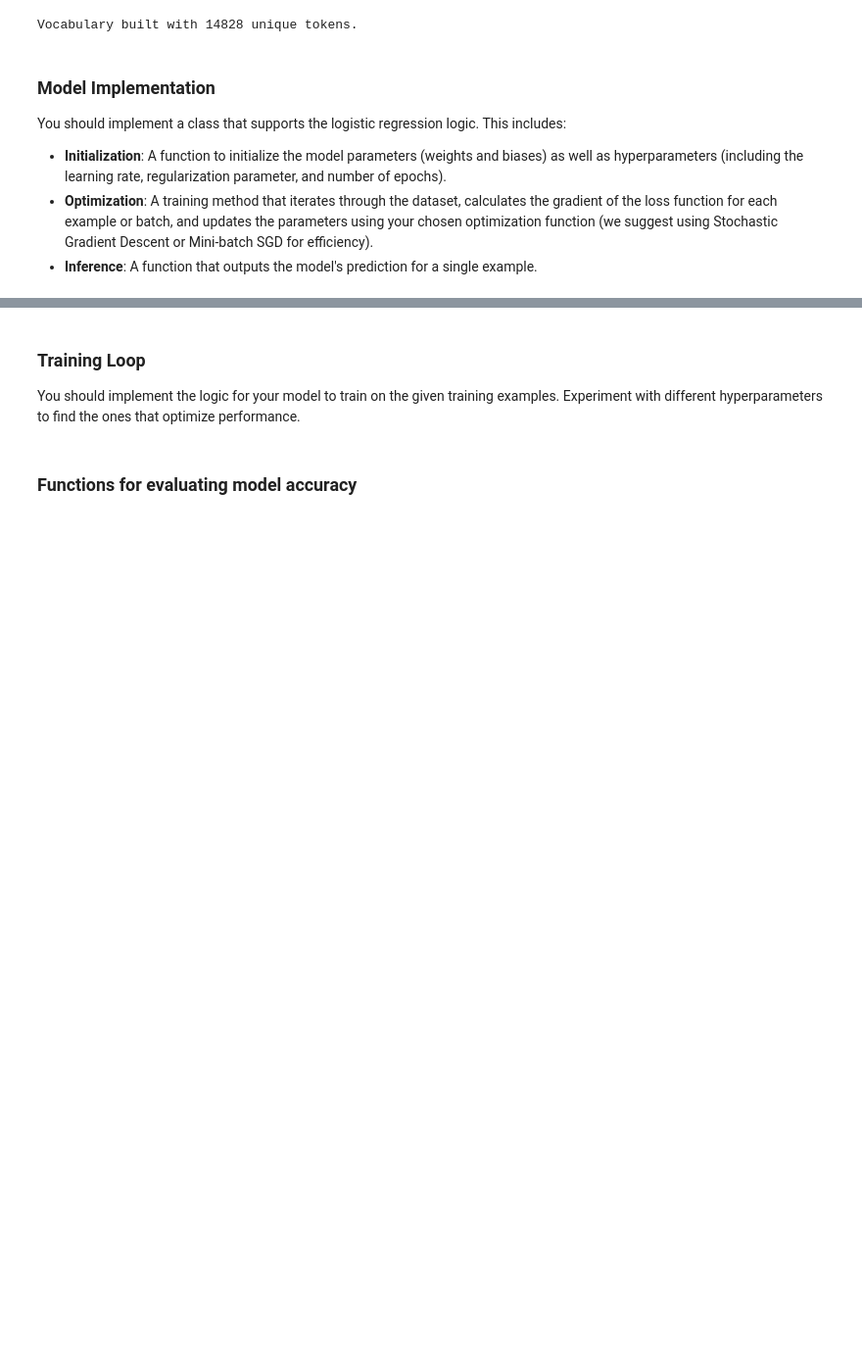
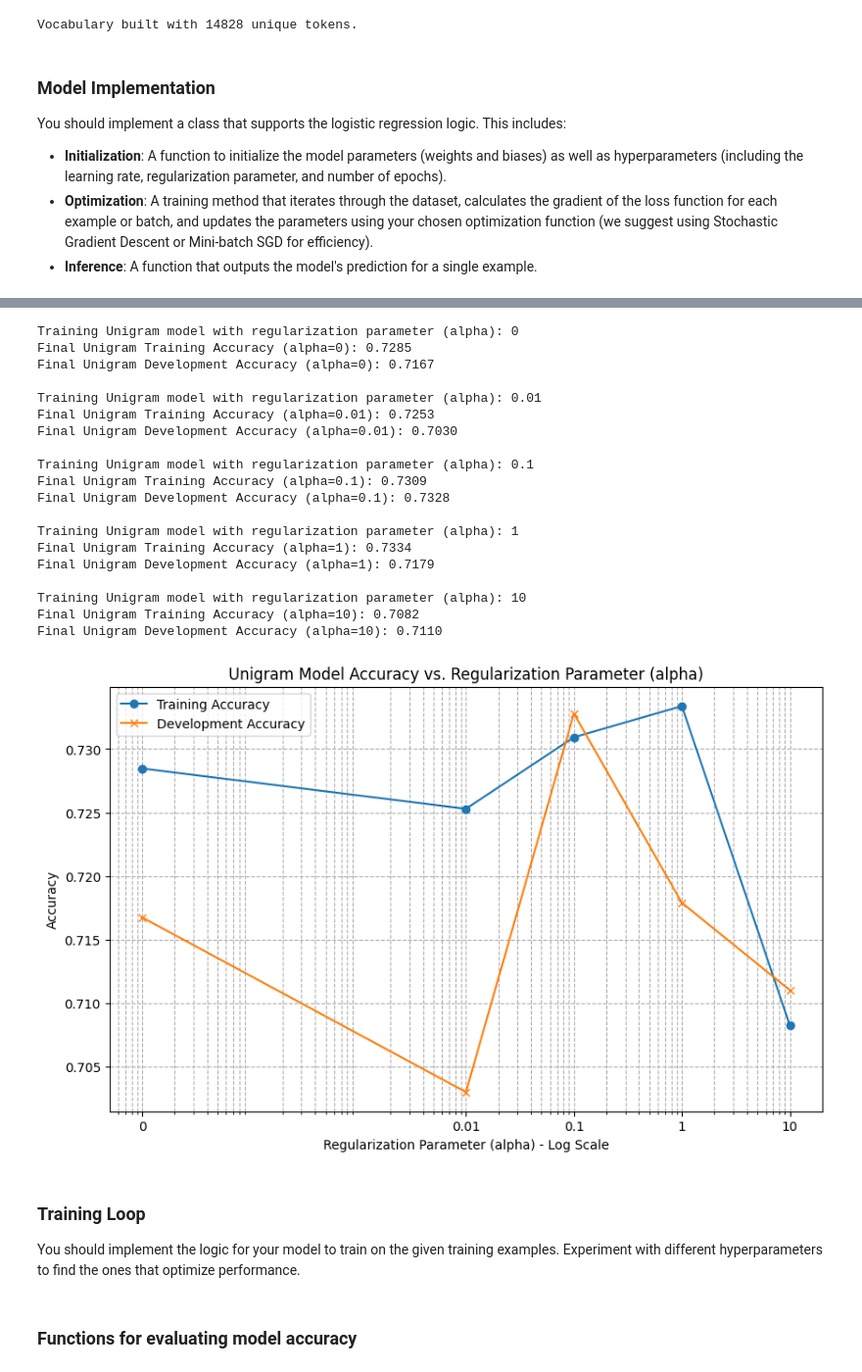
Before and after one commit to AndreiDragomir07/COS484_A1_P2, a Jupyter notebook: Copy_of_A1P2_Classification_(COS484_S2026).ipynb, the cells around one changed output, grey strips where cells are left out. Shown at 98% size. Drawn from its saved outputs; the diff is of its cells as text; code cells hidden in the pictures; blank space fills up the shorter version.

```diff
--- a/Copy_of_A1P2_Classification_(COS484_S2026).ipynb
+++ b/Copy_of_A1P2_Classification_(COS484_S2026).ipynb
@@ -328,3 +388,64 @@ ValueError: shapes (219869584,) and (14828,14828) not aligned: 219869584 (dim 0)
+# %%
+import matplotlib.pyplot as plt
+
+regularization_params = [0, 0.01, 0.1, 1, 10]
+unigram_train_accuracies_reg = []
+unigram_dev_accuracies_reg = []
+
+for alpha in regularization_params:
+    print(f"\nTraining Unigram model with regularization parameter (alpha): {alpha}")
+    reg_unigram_model = LogisticRegression(data_dim=vocab_size, reg_param=alpha,
+                                       learning_rate=lr, training_tokens=training_unigram_features)
+
+    for epoch in range(epochs):
+        reg_unigram_model.SGD_update(stochastic_perc=0.1)
+
+    final_train_acc = reg_unigram_model.accuracy(training_unigram_features)
+    final_dev_acc = reg_unigram_model.accuracy(development_unigram_features)
+
+    unigram_train_accuracies_reg.append(final_train_acc)
+    unigram_dev_accuracies_reg.append(final_dev_acc)
+
+    print(f"Final Unigram Training Accuracy (alpha={alpha}): {final_train_acc:.4f}")
+    print(f"Final Unigram Development Accuracy (alpha={alpha}): {final_dev_acc:.4f}")
+
+# Prepare data for plotting: replace 0 with a small positive number for log scale
+plotting_reg_params = [p if p != 0 else 1e-5 for p in regularization_params]
+
+plt.figure(figsize=(10, 6))
+plt.plot(plotting_reg_params, unigram_train_accuracies_reg, marker='o', label='Training Accuracy')
+plt.plot(plotting_reg_params, unigram_dev_accuracies_reg, marker='x', label='Development Accuracy')
+plt.xscale('log') # Set x-axis to logarithmic scale
+plt.title('Unigram Model Accuracy vs. Regularization Parameter (alpha)')
+plt.xlabel('Regularization Parameter (alpha) - Log Scale')
+plt.ylabel('Accuracy')
+
+# Set custom x-ticks to display original labels, including '0'
+plt.xticks(plotting_reg_params, labels=[str(p) for p in regularization_params])
+plt.grid(True, which="both", ls="--")
+plt.legend()
+plt.show()
+# %% [output]
+Training Unigram model with regularization parameter (alpha): 0
+Final Unigram Training Accuracy (alpha=0): 0.7285
+Final Unigram Development Accuracy (alpha=0): 0.7167
+
+Training Unigram model with regularization parameter (alpha): 0.01
+Final Unigram Training Accuracy (alpha=0.01): 0.7253
+Final Unigram Development Accuracy (alpha=0.01): 0.7030
+
+Training Unigram model with regularization parameter (alpha): 0.1
+Final Unigram Training Accuracy (alpha=0.1): 0.7309
+Final Unigram Development Accuracy (alpha=0.1): 0.7328
+
+Training Unigram model with regularization parameter (alpha): 1
+Final Unigram Training Accuracy (alpha=1): 0.7334
+Final Unigram Development Accuracy (alpha=1): 0.7179
+
+Training Unigram model with regularization parameter (alpha): 10
+Final Unigram Training Accuracy (alpha=10): 0.7082
+Final Unigram Development Accuracy (alpha=10): 0.7110
+[figure, added]
 # %% [markdown]
 ### Training Loop
 
```
Also changed, not shown: parts of 11 cells of this notebook.
